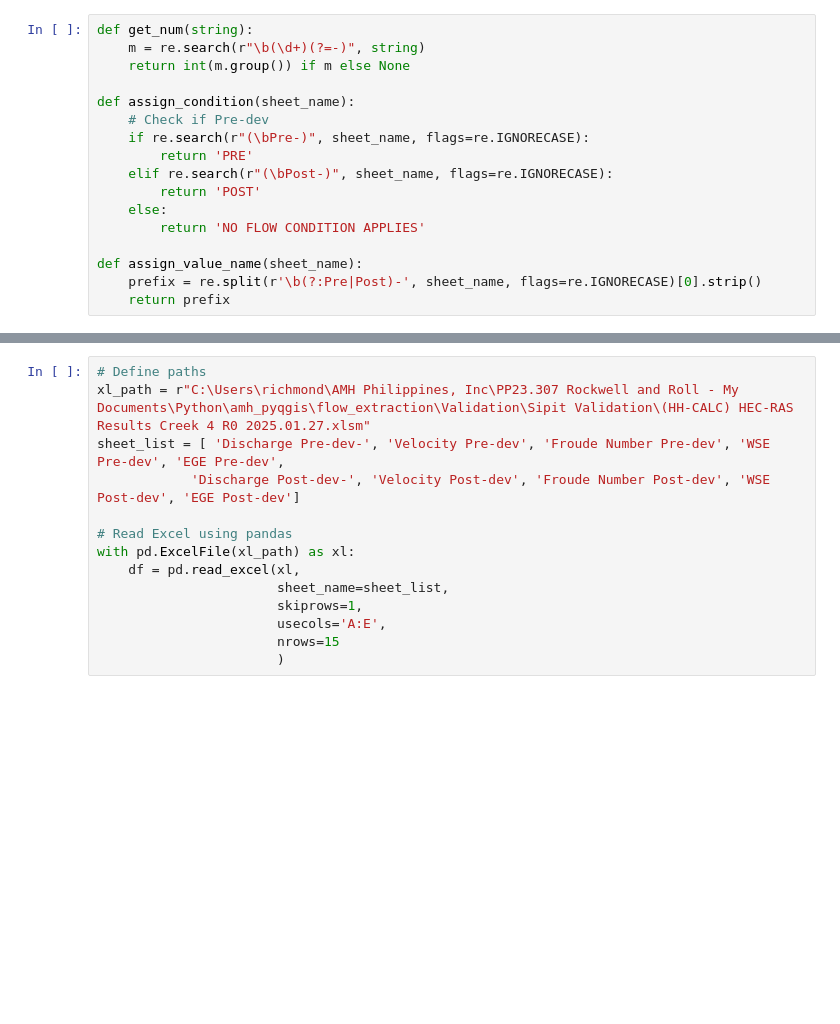
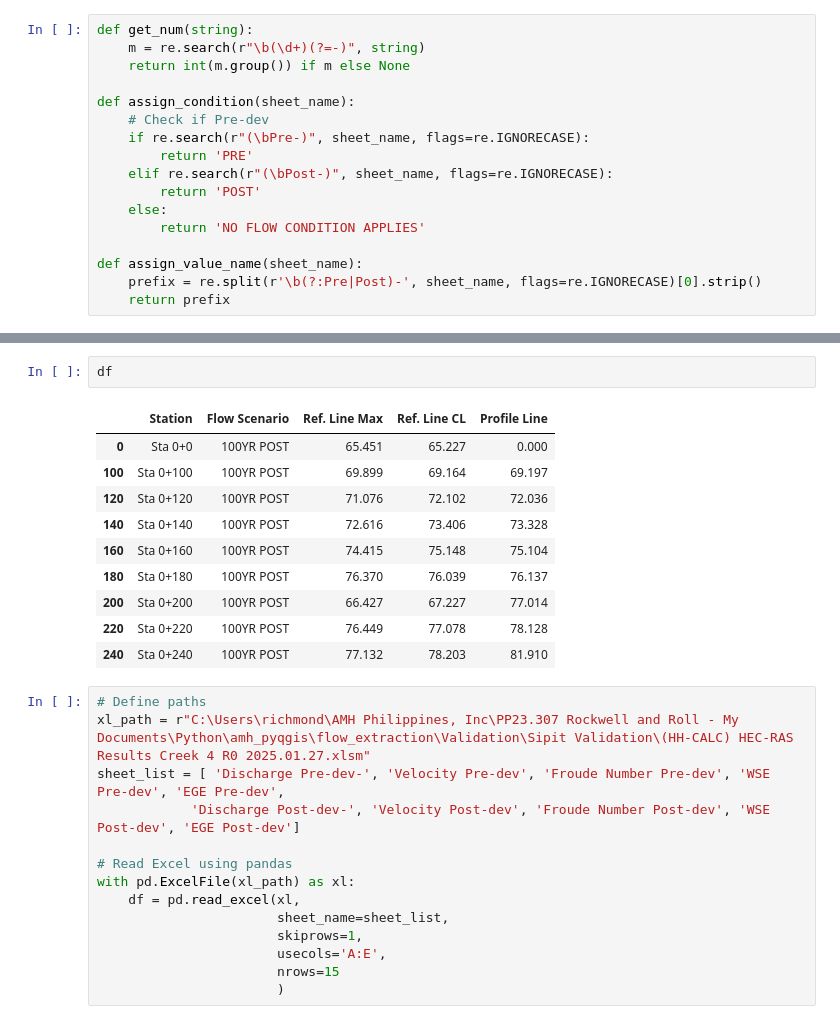
Before and after one commit to rdtcamingawan/pyqgis_amh, a Jupyter notebook: test.ipynb, the cells around one changed output, grey strips where cells are left out. Drawn from its saved outputs; the diff is of its cells as text; blank space fills up the shorter version.

```diff
--- a/test.ipynb
+++ b/test.ipynb
@@ -25,3 +63,16 @@ def assign_value_name(sheet_name):
+# %%
+df
+# %% [output]
+|  | Station | Flow Scenario | Ref. Line Max | Ref. Line CL | Profile Line |
+| 0 | Sta 0+0 | 100YR POST | 65.451 | 65.227 | 0.000 |
+| 100 | Sta 0+100 | 100YR POST | 69.899 | 69.164 | 69.197 |
+| 120 | Sta 0+120 | 100YR POST | 71.076 | 72.102 | 72.036 |
+| 140 | Sta 0+140 | 100YR POST | 72.616 | 73.406 | 73.328 |
+| 160 | Sta 0+160 | 100YR POST | 74.415 | 75.148 | 75.104 |
+| 180 | Sta 0+180 | 100YR POST | 76.370 | 76.039 | 76.137 |
+| 200 | Sta 0+200 | 100YR POST | 66.427 | 67.227 | 77.014 |
+| 220 | Sta 0+220 | 100YR POST | 76.449 | 77.078 | 78.128 |
+| 240 | Sta 0+240 | 100YR POST | 77.132 | 78.203 | 81.910 |
 # %%
 # Define paths
 xl_path = r"C:\Users\richmond\AMH Philippines, Inc\PP23.307 Rockwell and Roll - My Documents\Python\amh_pyqgis\flow_extraction\Validation\Sipit Validation\(HH-CALC) HEC-RAS Results Creek 4 R0 2025.01.27.xlsm"
```
Also changed, not shown: parts of 3 cells of this notebook.
